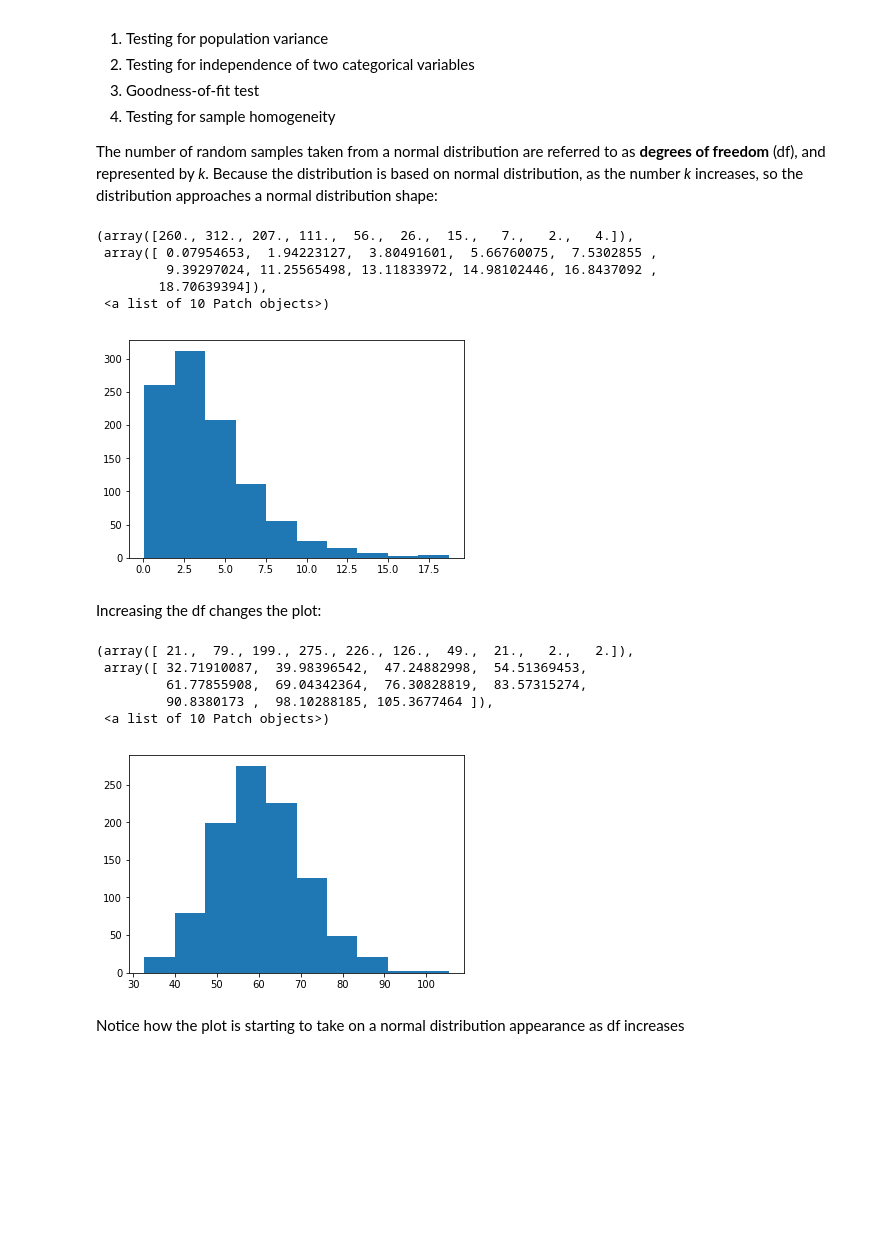
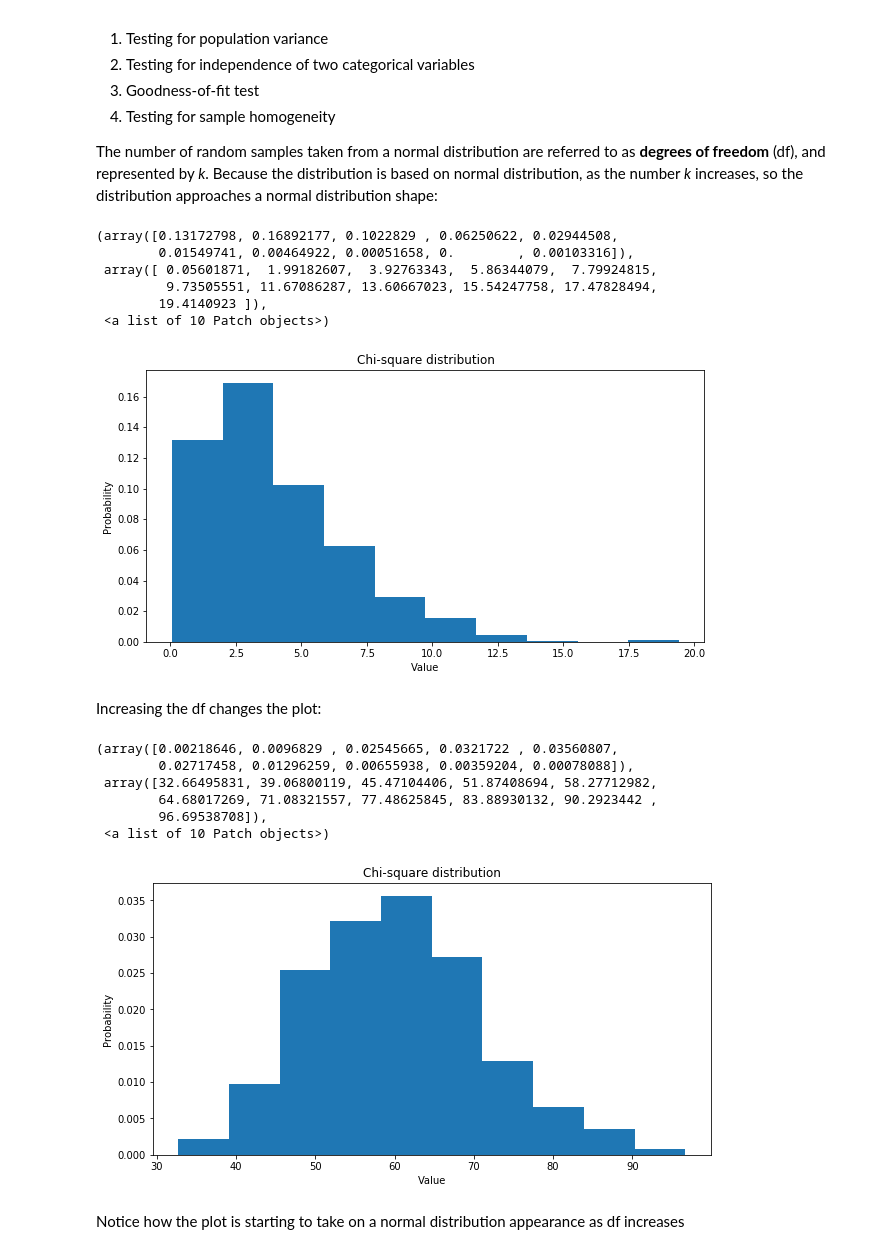
Before and after one commit to thomas-roux/programming-assignment, a Jupyter notebook: programming-assignment.ipynb, the cells around one changed output. Saved outputs shown, nothing was run; the diff lists cells and outputs as text; code cells hidden in the pictures; blank space fills up the shorter version.

```diff
--- a/programming-assignment.ipynb
+++ b/programming-assignment.ipynb
@@ -368,16 +389,20 @@ The number of random samples taken from a normal distribution are referred to as
 # %%
 # Generate a random sample of 1,000 values from a Chi-square distribution with 4 degrees of freedom (df)
 chisq = np.random.chisquare(4, 1000)
 
 # Plot these values
-plt.hist(chisq)
+plt.title('Chi-square distribution')
+plt.xlabel('Value')
+plt.ylabel('Probability')
+plt.hist(chisq, density=True)
 # %% [output]
-(array([260., 312., 207., 111.,  56.,  26.,  15.,   7.,   2.,   4.]),
- array([ 0.07954653,  1.94223127,  3.80491601,  5.66760075,  7.5302855 ,
-         9.39297024, 11.25565498, 13.11833972, 14.98102446, 16.8437092 ,
-        18.70639394]),
+(array([0.13172798, 0.16892177, 0.1022829 , 0.06250622, 0.02944508,
+        0.01549741, 0.00464922, 0.00051658, 0.        , 0.00103316]),
+ array([ 0.05601871,  1.99182607,  3.92763343,  5.86344079,  7.79924815,
+         9.73505551, 11.67086287, 13.60667023, 15.54247758, 17.47828494,
+        19.4140923 ]),
  <a list of 10 Patch objects>)
-[figure, old version]
+[figure, new version]
 # %% [markdown]
 Increasing the df changes the plot:
 # %%
@@ -385,14 +410,18 @@ Increasing the df changes the plot:
 chisqmax = np.random.chisquare(60, 1000)
 
 # Plot these values
-plt.hist(chisqmax)
+plt.title('Chi-square distribution')
+plt.xlabel('Value')
+plt.ylabel('Probability')
+plt.hist(chisqmax, density=True)
 # %% [output]
-(array([ 21.,  79., 199., 275., 226., 126.,  49.,  21.,   2.,   2.]),
- array([ 32.71910087,  39.98396542,  47.24882998,  54.51369453,
-         61.77855908,  69.04342364,  76.30828819,  83.57315274,
-         90.8380173 ,  98.10288185, 105.3677464 ]),
+(array([0.00218646, 0.0096829 , 0.02545665, 0.0321722 , 0.03560807,
+        0.02717458, 0.01296259, 0.00655938, 0.00359204, 0.00078088]),
+ array([32.66495831, 39.06800119, 45.47104406, 51.87408694, 58.27712982,
+        64.68017269, 71.08321557, 77.48625845, 83.88930132, 90.2923442 ,
+        96.69538708]),
  <a list of 10 Patch objects>)
-[figure, old version]
+[figure, new version]
 # %% [markdown]
 Notice how the plot is starting to take on a normal distribution appearance as df increases
 # %% [markdown]
```
Also changed, not shown: parts of 58 cells of this notebook.
